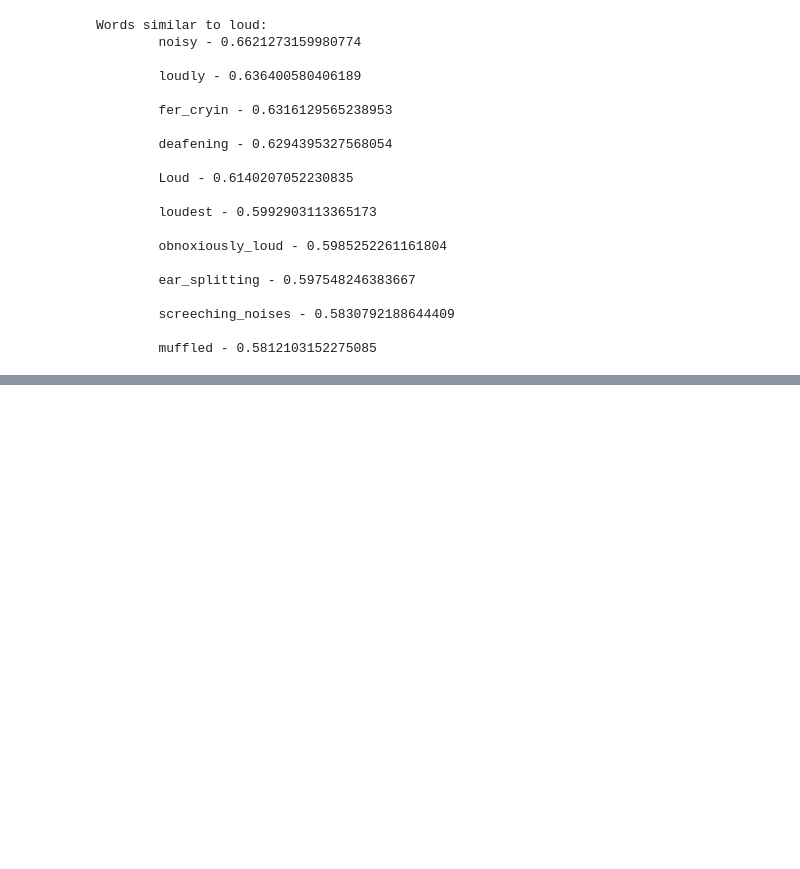
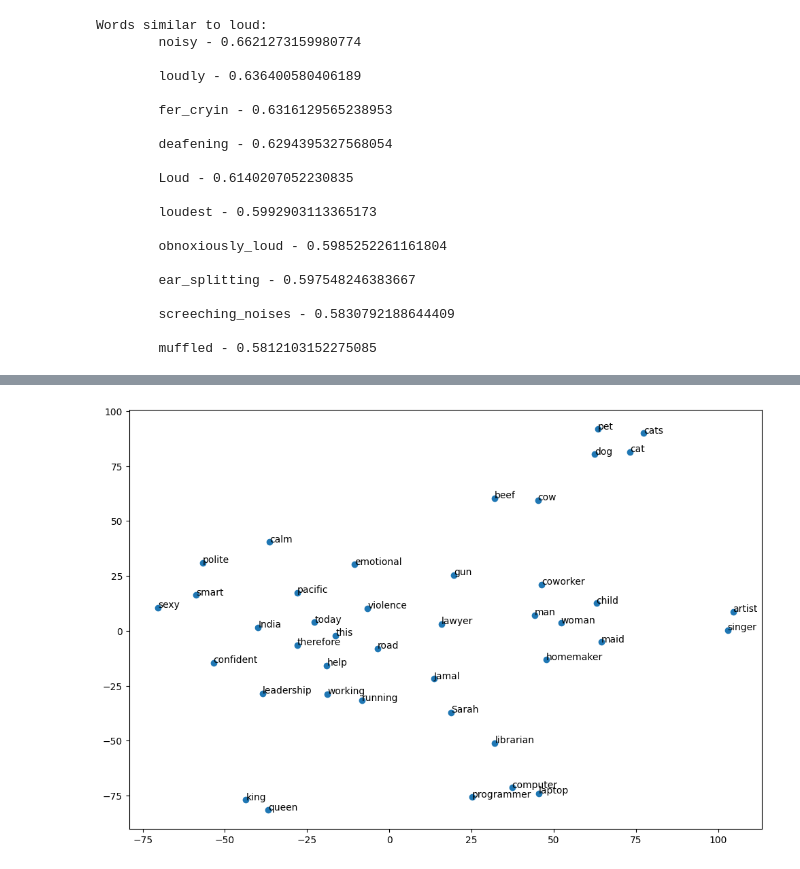
Before and after one commit to chan-anni/IP1-wordembeddings, a Jupyter notebook: word2vecNotes.ipynb, the cells around one changed output, grey strips where cells are left out. Saved outputs shown, nothing was run; the diff lists cells and outputs as text; code cells hidden in the pictures; blank space fills up the shorter version.

Commit message:
updating with graphs and more examples

```diff
--- a/word2vecNotes.ipynb
+++ b/word2vecNotes.ipynb
@@ -65,3 +65,11 @@ Words similar to loud:
         screeching_noises - 0.5830792188644409
 
         muffled - 0.5812103152275085
+# %%
+# Finding similar words to amazon
+word = 'amazon'
+similar_words = model.most_similar(word, topn=10)
+print(f"Words similar to {word}:")
+
+for word, score in similar_words:
+    print(f"\t{word} - {score}\n")
@@ -67,0 +97,8 @@ Words similar to loud:
+# %%
+# Finding similar words to samoyed
+word = 'therefore'
+similar_words = model.most_similar(word, topn=10)
+print(f"Words similar to {word}:")
+
+for word, score in similar_words:
+    print(f"\t{word} - {score}\n")
@@ -67,0 +131,34 @@ Words similar to loud:
+# %%
+# Making graphs and visualizations
+
+# https://stackoverflow.com/questions/40581010/how-to-run-tsne-on-word2vec-created-from-gensim
+# for help with visualization
+
+# Figure 1: A 2D graph of word-vectors in relation to each other
+#List of specific words to visualize
+specific_words = ["king", "queen", "man", "woman", "computer", "laptop", "coworker", "cat", "dog", "pet", "child", "working", "cats", "lawyer","singer", "artist", "librarian", "programmer", "maid", "homemaker", "leadership", "sexy", "emotional", "calm", "smart", "polite", "confident", "this", "therefore", "help", "running", "gun", "violence", "Jamal", "Sarah", "India", "road", "cow", "beef", "today", "pacific"]
+
+#Extract vectors for the specific words
+word_vectors = np.array([model[word] for word in specific_words if word in model])
+
+# Extract vectors for the specific words and pair them with their labels
+word_label_pairs = [(word, model[word]) for word in specific_words if word in model.key_to_index]
+words_to_plot = [pair[0] for pair in word_label_pairs] # the words/labels to plot
+vectors_to_plot = np.array([pair[1] for pair in word_label_pairs]) # the actual mathematical vectors to be plotted
+
+
+
+
+# Apply t-SNE for dimensionality reduction to make it 2D
+tsne = TSNE(n_components=2, random_state=0, perplexity=min(5, len(word_vectors) - 1))
+Y = tsne.fit_transform(vectors_to_plot)
+
+# Plot the results as a graph
+plt.figure(figsize=(12, 8))
+plt.scatter(Y[:, 0], Y[:, 1])
+for label, x, y in zip(words_to_plot, Y[:, 0], Y[:, 1]):
+    plt.annotate(label, xy=(x, y), xytext=(0, 0), textcoords='offset points')
+
+plt.show()
+# %% [output]
+[figure, added]
```
Also changed, not shown: parts of 5 cells of this notebook.
